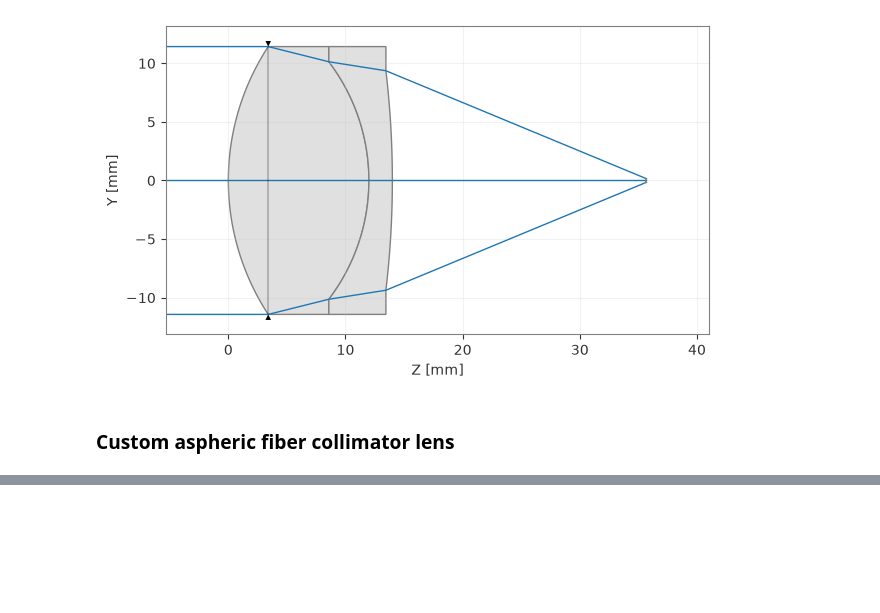
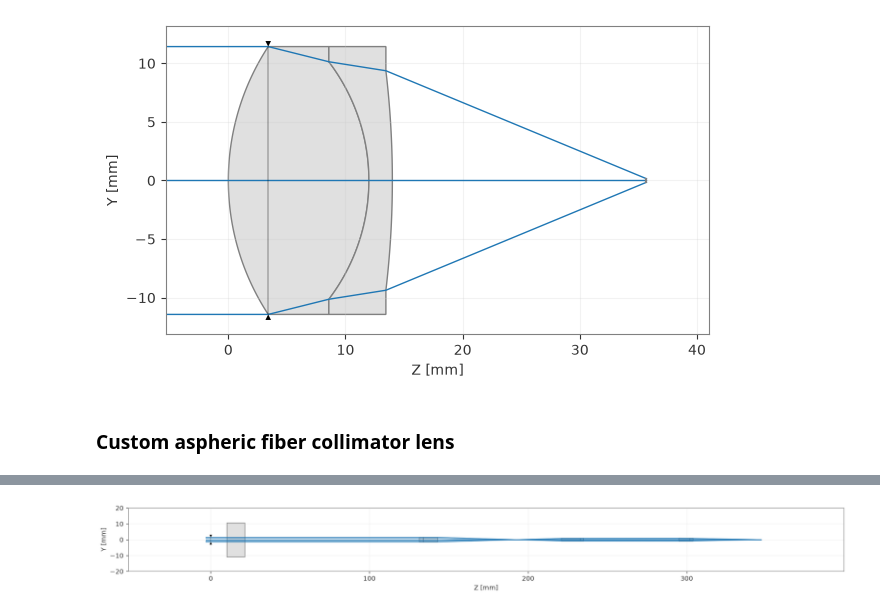
Before and after one commit to fluoimlab/SPIM-Im, a Jupyter notebook: otical_design/v0/sim_v0.ipynb, the cells around one changed output, grey strips where cells are left out. Saved outputs shown, nothing was run; the diff lists cells and outputs as text; code cells hidden in the pictures; blank space fills up the shorter version.

```diff
--- a/otical_design/v0/sim_v0.ipynb
+++ b/otical_design/v0/sim_v0.ipynb
@@ -214,0 +152,91 @@ _ = lens.draw()
+# %%
+class LightSheet(Optic):
+    def __init__(self, lens_cyl:Optic, lens_scan:Optic, lens_tube:Optic, lens_obj:Optic,
+                 d_scan:float, d_tube:float, d_obj:float,
+                 d_beam_iris_radius:float,
+                 y_iris_radius:float, y_iris_position:float, place_y_iris:bool,
+                 rotate_cyl_lens:bool=True):
+        super().__init__()
+        lens_scan_flipped = copy.deepcopy(lens_scan)
+        lens_scan_flipped.updater.flip()
+        lens_cyl_rotated  = copy.deepcopy(lens_cyl)
+
+        def swap_toroid(optic, *idx):
+            """Swap R_x and R_y for selected cylindric lens surfaces"""
+            for i in idx:
+                g = optic.surfaces[i].geometry
+                g.__init__(g.cs, g.R_yz, g.R_rot, g.k_yz, g.coeffs_poly_y)
+        if rotate_cyl_lens:
+            swap_toroid(lens_cyl_rotated, 1, 2)
+
+        combined = lens_cyl_rotated + lens_scan_flipped + lens_tube + lens_obj
+        self.surfaces = combined.surfaces
+
+        self.updater.set_thickness(d_scan, 2)
+        if place_y_iris:
+            self.updater.set_thickness(d_tube*y_iris_position, 5)
+        else:
+            self.updater.set_thickness(d_tube, 5)
+        self.updater.set_thickness(d_obj, 8)
+        self.updater.set_thickness(100, 11)
+
+        # add aperture stop
+        self.surfaces.add(index=1,
+                          thickness=10,                        # distance from iris to tube lens
+                          aperture=physical_apertures.RadialAperture(r_max=d_beam_iris_radius),  # iris radius, ligth sheet half high in mm
+                          is_stop=True,
+                          comment="Aperture stop")
+
+        # add field stop
+        if place_y_iris:
+            self.surfaces.add(index=7,  # 6
+                            thickness=d_tube - d_tube*y_iris_position,                        # distance from iris to tube lens
+                            aperture=physical_apertures.RadialAperture(r_max=y_iris_radius),  # iris radius, ligth sheet half high in mm
+                            is_stop=False,
+                            comment="Y Iris")
+
+        self.set_aperture(aperture_type="EPD", value=d_beam_iris_radius*2)
+        self.wavelengths.add(value=0.51, is_primary=True)
+        self.fields.set_type(field_type="angle")
+        self.fields.add(y=0)                 # on-axis rays
+
+        if rotate_cyl_lens:
+            self.updater.image_solve()
+
+# system side view
+ls_yz = LightSheet(lens_cyl=lens_f75_cyl,
+                lens_scan=lens_f50,
+                lens_tube=lens_f30,
+                lens_obj=lens_f45,
+                d_scan=110,
+                d_tube=68,
+                d_obj=60,
+                d_beam_iris_radius=5,
+                y_iris_radius=2.5,
+                y_iris_position=0.7,
+                place_y_iris=False,
+                rotate_cyl_lens=False)
+
+# system top view
+ls_xz = LightSheet(lens_cyl=lens_f75_cyl,
+                lens_scan=lens_f50,
+                lens_tube=lens_f30,
+                lens_obj=lens_f45,
+                d_scan=110,
+                d_tube=78,
+                d_obj=60,
+                d_beam_iris_radius=1.5,
+                y_iris_radius=0.5,
+                y_iris_position=0.63,
+                place_y_iris=False,
+                rotate_cyl_lens=True)
+
+f_ls = ls_xz.paraxial.f1()
+print(f"Front light sheet focal length {f_ls}")
+
+ls_xz.info()
+ls_xz.draw(figsize=(20, 10),  num_rays=5, ylim=(-20, 20))
+
+ls_sd = SpotDiagram(ls_xz, num_rings=5)
+ls_sd.view()
+# %% [output]
@@ -214,0 +262 @@ _ = lens.draw()
+[figure, added]
```
Also changed, not shown: parts of 30 cells of this notebook.
